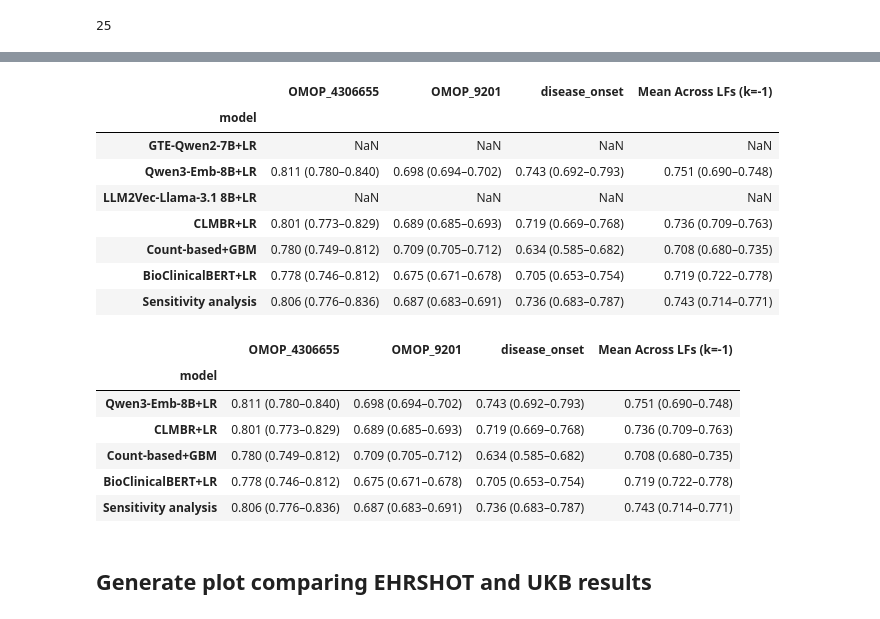
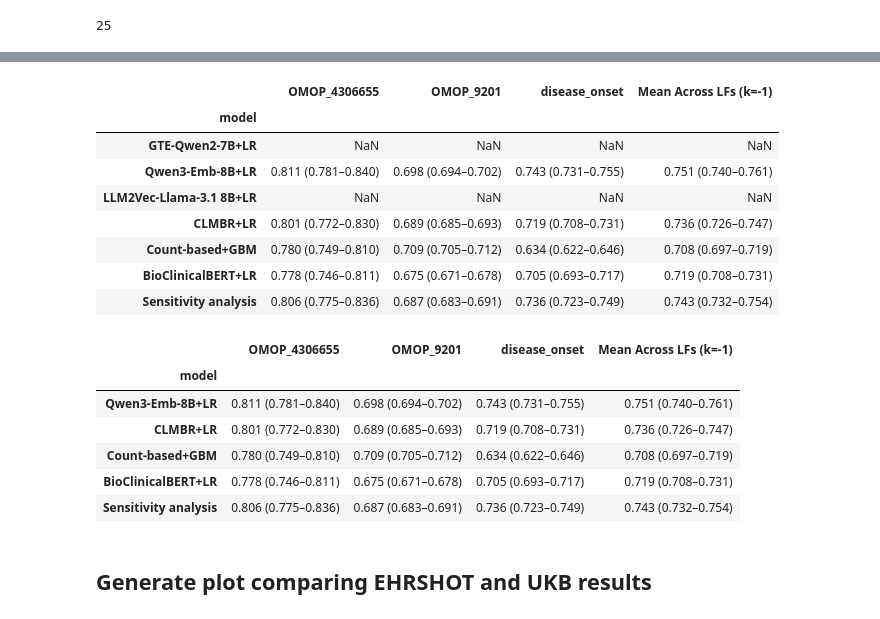
Before and after one commit to stefanhgm/ehrshot-benchmark, a Jupyter notebook: UKB_validation/ResultEvaluation.ipynb, the cells around one changed output, grey strips where cells are left out. Drawn from its saved outputs; the diff is of its cells as text; code cells hidden in the pictures.

```diff
--- a/UKB_validation/ResultEvaluation.ipynb
+++ b/UKB_validation/ResultEvaluation.ipynb
@@ -87,7 +87,7 @@ num_cv_rounds = 5
 for indication, phecodelist in indications.items():
     for disease in phecodelist:
             #scores_filename = f"../tables/table_{case}_{disease}_nocalcembed_*.csv"
-            scores_filename = f"/sc-projects/sc-proj-ukb-cvd/projects/llm2vec/Results_Revision2/{glob.escape(disease)}_all_results.csv"
+            scores_filename = f"/sc-projects/sc-proj-ukb-cvd/projects/llm2vec/Results_Revision3/{glob.escape(disease)}_all_results.csv"
             matching_files = glob.glob(scores_filename)
 
             if(len(matching_files) == 0):
@@ -227,9 +228,9 @@ selected_diseases = {"OMOP_4306655", "OMOP_9201"}
 
 legend_order = ["Qwen3-Emb-8B+LR", "CLMBR+LR", "Count-based+GBM", "LLM2Vec-Llama-3.1 8B+LR", "GTE-Qwen2-7B+LR", "BioClinicalBERT+LR", "Sensitivity analysis"]
 # %%
-def create_table(subtasks):
+def create_table(subtasks, valuetable):
     # -------------------------------------------------
-    # 1️⃣ Filter for AUROC and specific k
+    # 1. Filter for AUROC and specific k
     # -------------------------------------------------
     k_value = -1   # choose 2 or 4
     if subtasks:
@@ -249,29 +250,28 @@ def create_table(subtasks):
     filtered_scores["model"] = filtered_scores["model"].map(model_name)
 
     # -------------------------------------------------
-    # 2️⃣ Aggregate over replicates
+    # 2. Aggregate over replicates
     # -------------------------------------------------
     agg = (
         filtered_scores
         .groupby(["model", relcol])
         .agg(
             mean=("mean", "mean"),
-            std=("std", "mean"),
             count=("mean", "count"),
-            upper=("upper", "mean"),
-            lower=("lower", "mean"),
+            var_sum=("std", lambda x: np.sum(x**2)),
         )
         .reset_index()
     )
 
     # -------------------------------------------------
-    # 3️⃣ Add std
+    # 3. Add std
     # -------------------------------------------------
-    agg[["mean", "lower", "upper"]] = \
-        agg[["mean", "lower", "upper"]].round(3)
+    agg["std"] = np.sqrt(agg["var_sum"] / (agg["count"] ** 2))
+    agg["lower"] = agg["mean"] - 1.96 * agg["std"]
+    agg["upper"] = agg["mean"] + 1.96 * agg["std"]
 
     # -------------------------------------------------
-    # 4️⃣ Create formatted string
+    # 4. Create formatted string
     # -------------------------------------------------
     agg["auroc_formatted"] = agg.apply(
         lambda row: f"{row['mean']:.3f} ({row['lower']:.3f}–{row['upper']:.3f})",
@@ -279,7 +279,7 @@ def create_table(subtasks):
     )
 
     # -------------------------------------------------
-    # 5️⃣ Order models
+    # 5. Order models
     # -------------------------------------------------
     model_order = list(model_name.values())
     agg["model"] = pd.Categorical(
@@ -289,7 +289,7 @@ def create_table(subtasks):
     )
 
     # -------------------------------------------------
-    # 6️⃣ Pivot table (models x labeling_functions)
+    # 6. Pivot table (models x labeling_functions)
     # -------------------------------------------------
     pretty_table = agg.pivot(
         index="model",
@@ -298,61 +298,72 @@ def create_table(subtasks):
     )
 
     # -------------------------------------------------
-    # 7️⃣ Mean across labeling_functions
+    # 7. Mean across labeling_functions
     # -------------------------------------------------
     numerical_pivot = agg.pivot(
         index="model",
         columns=relcol,
         values="mean"
     )
 
-    mean_across = numerical_pivot.mean(axis=1).round(3)
-
-    ci_data = agg.pivot_table(
+        # get per-LF stds (NOT recomputed from means)
+    std_pivot = agg.pivot(
         index="model",
         columns=relcol,
-        values=["lower", "upper"]
+        values="std"
     )
 
-    avg_ci_lower = ci_data["lower"].mean(axis=1).round(3)
-    avg_ci_upper = ci_data["upper"].mean(axis=1).round(3)
+    mean_across = numerical_pivot.mean(axis=1)
+    n = numerical_pivot.shape[1]
+
+    # sum variances like original code
+    var_sum = (std_pivot**2).sum(axis=1)
+
+    std_total = np.sqrt(var_sum / (n**2))
+
+    lower = mean_across - 1.96 * std_total
+    upper = mean_across + 1.96 * std_total
+
+    mean_across = mean_across.round(3)
+    lower = lower.round(3)
+    upper = upper.round(3)
 
     mean_formatted = pd.DataFrame({
         f"Mean Across LFs (k={k_value})":
             [f"{m:.3f} ({l:.3f}–{u:.3f})"
-            for m, l, u in zip(mean_across, avg_ci_lower, avg_ci_upper)]
+            for m, l, u in zip(mean_across, lower, upper)]
     }, index=mean_across.index)
 
     pretty_table = pretty_table.join(mean_formatted)
 
     # Ensure correct order
     pretty_table = pretty_table.reindex(model_order)
 
     return pretty_table
 
-pretty_table_all = create_table(subtasks=True)
-pretty_table_subtasks = create_table(subtasks=True)
+all_scores_filtered_allmodels = all_scores[all_scores["model"].isin(["count", "clmbr", "qwen3", "bioclinicalbert", "llm2vec", "qwen", "qwenclmbrcodes"])]
+pretty_table_subtasks = create_table(subtasks=True, valuetable=all_scores_filtered_allmodels)
 pretty_table_subtasks
 # %% [output]
 |  | OMOP_4306655 | OMOP_9201 | disease_onset | Mean Across LFs (k=-1) |
 | model |  |  |  |  |
 | GTE-Qwen2-7B+LR | NaN | NaN | NaN | NaN |
-| Qwen3-Emb-8B+LR | 0.811 (0.780–0.840) | 0.698 (0.694–0.702) | 0.743 (0.692–0.793) | 0.751 (0.690–0.748) |
+| Qwen3-Emb-8B+LR | 0.811 (0.781–0.840) | 0.698 (0.694–0.702) | 0.743 (0.731–0.755) | 0.751 (0.740–0.761) |
 | LLM2Vec-Llama-3.1 8B+LR | NaN | NaN | NaN | NaN |
-| CLMBR+LR | 0.801 (0.773–0.829) | 0.689 (0.685–0.693) | 0.719 (0.669–0.768) | 0.736 (0.709–0.763) |
-| Count-based+GBM | 0.780 (0.749–0.812) | 0.709 (0.705–0.712) | 0.634 (0.585–0.682) | 0.708 (0.680–0.735) |
-| BioClinicalBERT+LR | 0.778 (0.746–0.812) | 0.675 (0.671–0.678) | 0.705 (0.653–0.754) | 0.719 (0.722–0.778) |
-| Sensitivity analysis | 0.806 (0.776–0.836) | 0.687 (0.683–0.691) | 0.736 (0.683–0.787) | 0.743 (0.714–0.771) |
+| CLMBR+LR | 0.801 (0.772–0.830) | 0.689 (0.685–0.693) | 0.719 (0.708–0.731) | 0.736 (0.726–0.747) |
+| Count-based+GBM | 0.780 (0.749–0.810) | 0.709 (0.705–0.712) | 0.634 (0.622–0.646) | 0.708 (0.697–0.719) |
+| BioClinicalBERT+LR | 0.778 (0.746–0.811) | 0.675 (0.671–0.678) | 0.705 (0.693–0.717) | 0.719 (0.708–0.731) |
+| Sensitivity analysis | 0.806 (0.775–0.836) | 0.687 (0.683–0.691) | 0.736 (0.723–0.749) | 0.743 (0.732–0.754) |
 # %%
 pretty_table_subtasks.drop(["GTE-Qwen2-7B+LR", "LLM2Vec-Llama-3.1 8B+LR"])
 # %% [output]
 |  | OMOP_4306655 | OMOP_9201 | disease_onset | Mean Across LFs (k=-1) |
 | model |  |  |  |  |
-| Qwen3-Emb-8B+LR | 0.811 (0.780–0.840) | 0.698 (0.694–0.702) | 0.743 (0.692–0.793) | 0.751 (0.690–0.748) |
-| CLMBR+LR | 0.801 (0.773–0.829) | 0.689 (0.685–0.693) | 0.719 (0.669–0.768) | 0.736 (0.709–0.763) |
-| Count-based+GBM | 0.780 (0.749–0.812) | 0.709 (0.705–0.712) | 0.634 (0.585–0.682) | 0.708 (0.680–0.735) |
-| BioClinicalBERT+LR | 0.778 (0.746–0.812) | 0.675 (0.671–0.678) | 0.705 (0.653–0.754) | 0.719 (0.722–0.778) |
-| Sensitivity analysis | 0.806 (0.776–0.836) | 0.687 (0.683–0.691) | 0.736 (0.683–0.787) | 0.743 (0.714–0.771) |
+| Qwen3-Emb-8B+LR | 0.811 (0.781–0.840) | 0.698 (0.694–0.702) | 0.743 (0.731–0.755) | 0.751 (0.740–0.761) |
+| CLMBR+LR | 0.801 (0.772–0.830) | 0.689 (0.685–0.693) | 0.719 (0.708–0.731) | 0.736 (0.726–0.747) |
+| Count-based+GBM | 0.780 (0.749–0.810) | 0.709 (0.705–0.712) | 0.634 (0.622–0.646) | 0.708 (0.697–0.719) |
+| BioClinicalBERT+LR | 0.778 (0.746–0.811) | 0.675 (0.671–0.678) | 0.705 (0.693–0.717) | 0.719 (0.708–0.731) |
+| Sensitivity analysis | 0.806 (0.775–0.836) | 0.687 (0.683–0.691) | 0.736 (0.723–0.749) | 0.743 (0.732–0.754) |
 # %% [markdown]
 ## Generate plot comparing EHRSHOT and UKB results
 # %%
```
Also changed, not shown: parts of 12 cells of this notebook.
